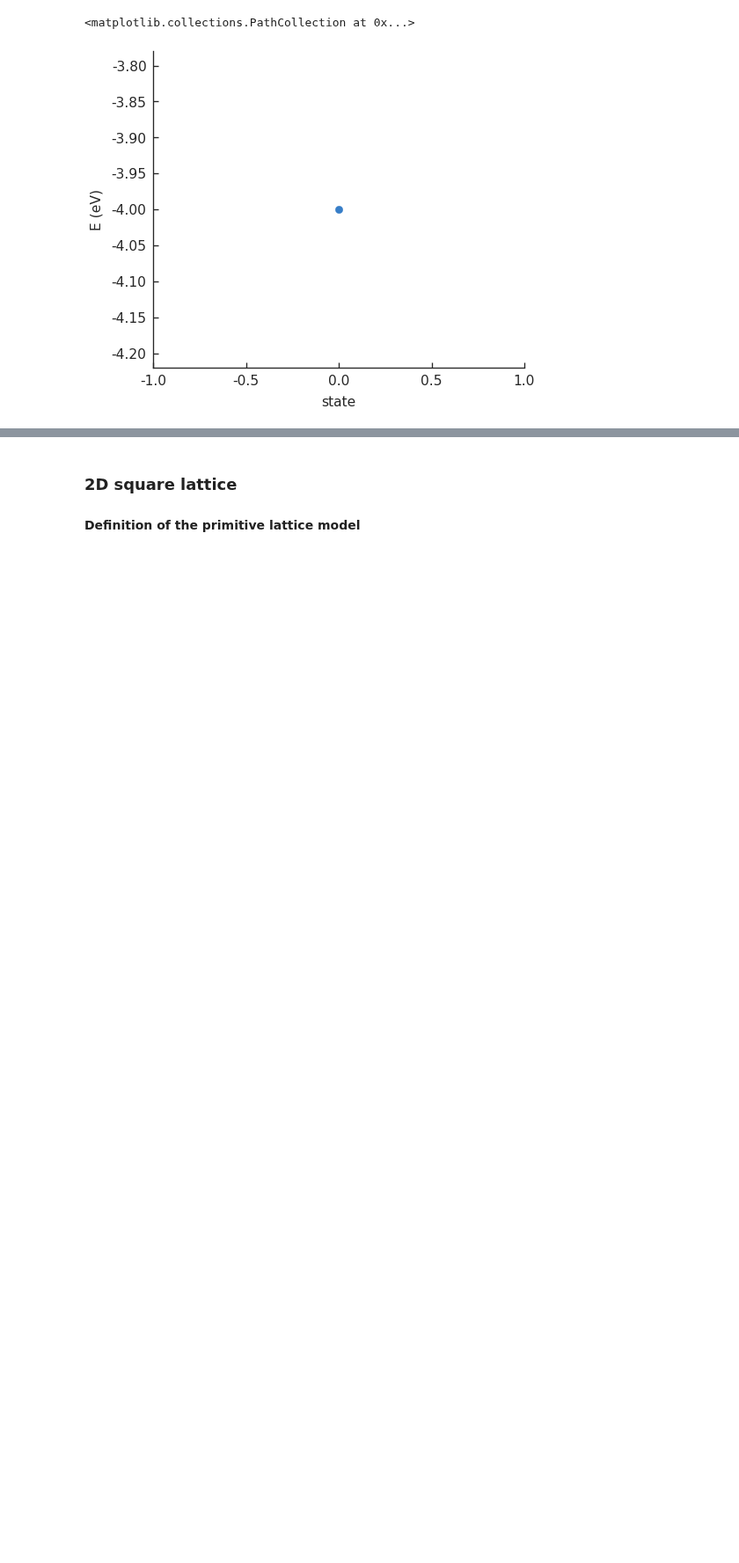
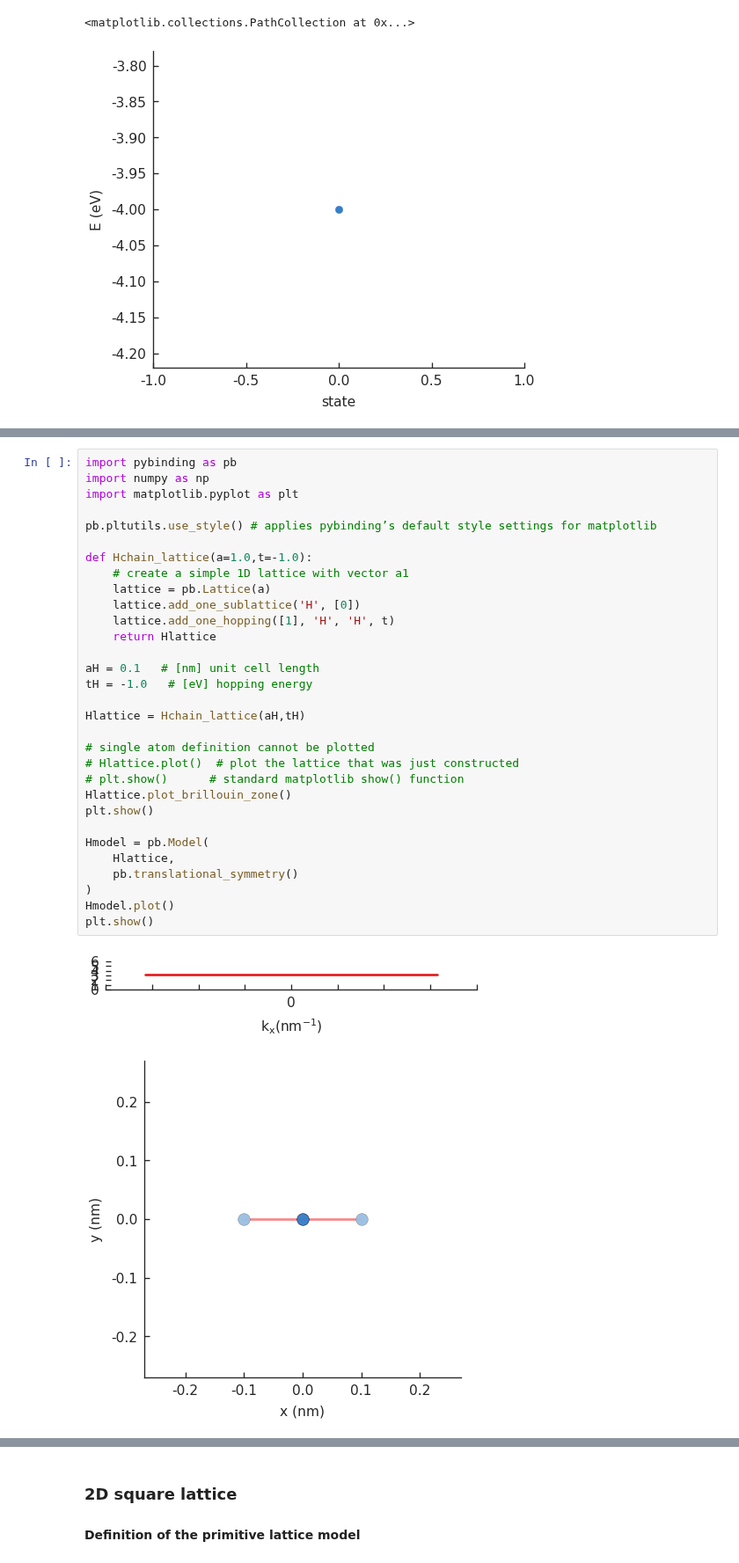
Before and after one commit to rpoteau/pyPhysChem, a Jupyter notebook: TB.ipynb, the cells around one changed output, grey strips where cells are left out. Shown at 88% size. Saved outputs shown, nothing was run; the diff lists cells and outputs as text; blank space fills up the shorter version.

```diff
--- a/TB.ipynb
+++ b/TB.ipynb
@@ -212,0 +217,34 @@ array([[1.+0.j]], dtype=complex64)
+# %%
+import pybinding as pb
+import numpy as np
+import matplotlib.pyplot as plt
+
+pb.pltutils.use_style() # applies pybinding’s default style settings for matplotlib
+
+def Hchain_lattice(a=1.0,t=-1.0):
+    # create a simple 1D lattice with vector a1
+    lattice = pb.Lattice(a)
+    lattice.add_one_sublattice('H', [0])
+    lattice.add_one_hopping([1], 'H', 'H', t)
+    return Hlattice
+
+aH = 0.1   # [nm] unit cell length
+tH = -1.0   # [eV] hopping energy
+
+Hlattice = Hchain_lattice(aH,tH)
+
+# single atom definition cannot be plotted
+# Hlattice.plot()  # plot the lattice that was just constructed
+# plt.show()      # standard matplotlib show() function
+Hlattice.plot_brillouin_zone()
+plt.show()
+
+Hmodel = pb.Model(
+    Hlattice,
+    pb.translational_symmetry()
+)
+Hmodel.plot()
+plt.show()
+# %% [output]
+[figure, added]
+[figure, added]
```
Also changed, not shown: parts of 19 cells of this notebook, 25 other files.
